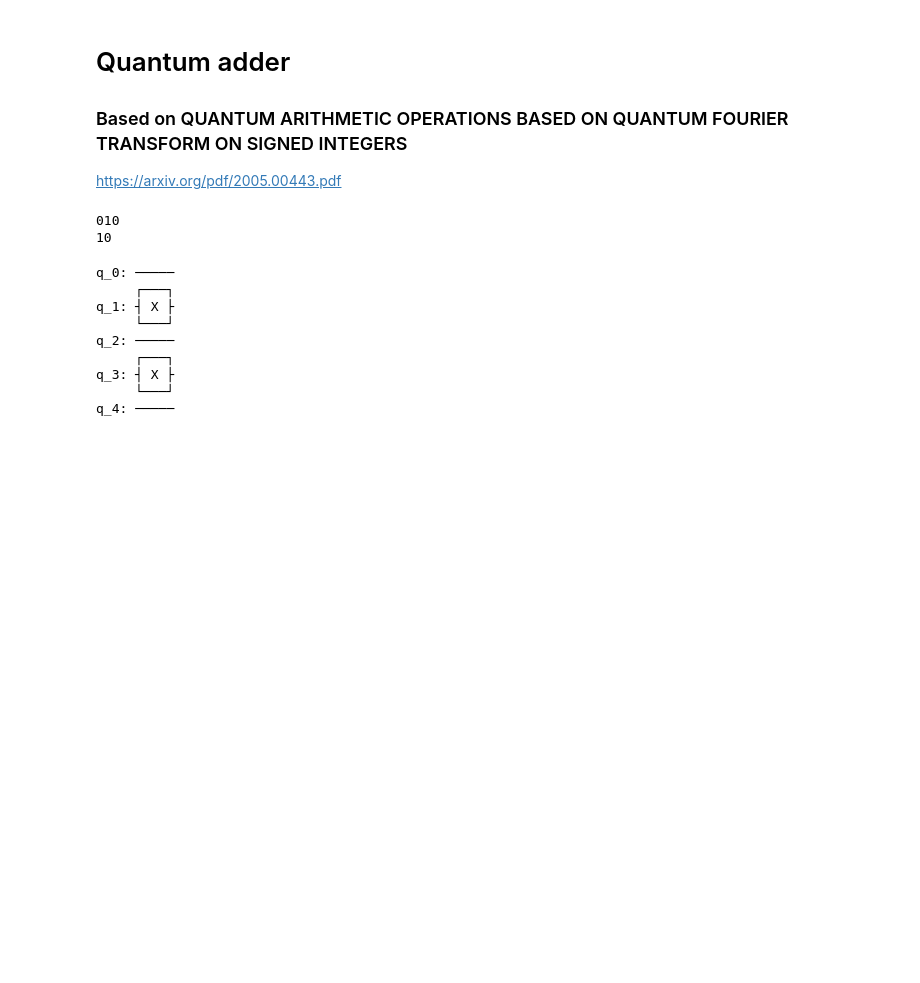
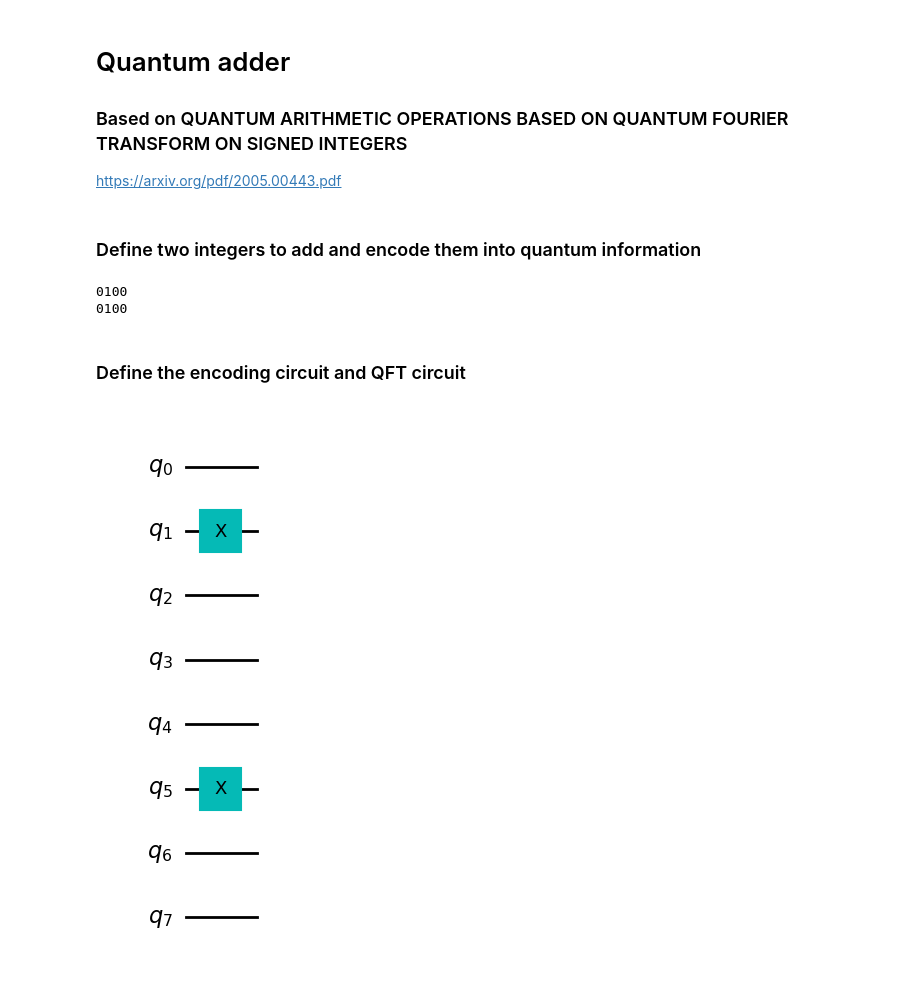
Before and after one commit to benjvmin93/Quantum-Calculator, a Jupyter notebook: quantum-adder.ipynb, the cells around one changed output. Saved outputs shown, nothing was run; the diff lists cells and outputs as text; code cells hidden in the pictures; blank space fills up the shorter version.

```diff
--- a/quantum-adder.ipynb
+++ b/quantum-adder.ipynb
@@ -10,39 +11,43 @@ from qiskit.tools.visualization import plot_histogram
 import numpy as np
+# %% [markdown]
+### Define two integers to add and encode them into quantum information
+# %%
+a = 4
+b = 4
+
+bin_a = bin(a)[2:].zfill(4)
+bin_b = bin(b)[2:].zfill(4)
+print(bin_a)
+print(bin_b)
+
+num_qubits = len(bin_a) + len(bin_b) + 1
+# %% [output]
+0100
+0100
+# %% [markdown]
+### Define the encoding circuit and QFT circuit
 # %%
-a = 2
-b = 2
-
-bin_a = bin(a)[2:].zfill(3)
-bin_b = bin(b)[2:].zfill(2)
-print(bin_a)
-print(bin_b)
-
-num_qubits = len(bin_a) + len(bin_b) + 1
-
-def pre_treatment(bin_a, bin_b):
+def encode(bin_a, bin_b):
     encoding_circuit = QuantumCircuit(num_qubits - 1, name="Encode")
-    for i, b in enumerate(reversed(bin_a)):
+    for i, b in enumerate(bin_a):
         if int(b) == 1:
             encoding_circuit.x(i)
     for i, b in enumerate(bin_b):
         if int(b) == 1:
             encoding_circuit.x(len(bin_a) + i)
     return encoding_circuit
+
+def build_qft(len_a):
+    qft = QuantumCircuit(len_a + 1, name="QFT")
+    for i in range(len_a + 1):
+        qft.h(i)
+        for k, j in enumerate(range(i + 1, len_a + 1), start=2):
+            qft.cp(theta = 2 * np.pi / 2 ** (k), control_qubit=i, target_qubit=j)
+    return qft
+
+encoding_circuit = encode(bin_a, bin_b)
+qft = build_qft(len(bin_a))
-# %% [output]
-010
-10
-# %%
-encoding_circuit = pre_treatment(bin_a, bin_b)
-qft = QFT(num_qubits=len(bin_a) + 1).to_gate()
-
-encoding_circuit.draw()
-# %% [output]
-q_0: ─────
-     ┌───┐
-q_1: ┤ X ├
-     └───┘
-q_2: ─────
-     ┌───┐
-q_3: ┤ X ├
-     └───┘
-q_4: ─────
+# %%
+encoding_circuit.draw('mpl')
+# %% [output]
+[figure, added]
```
Also changed, not shown: parts of 9 cells of this notebook.
